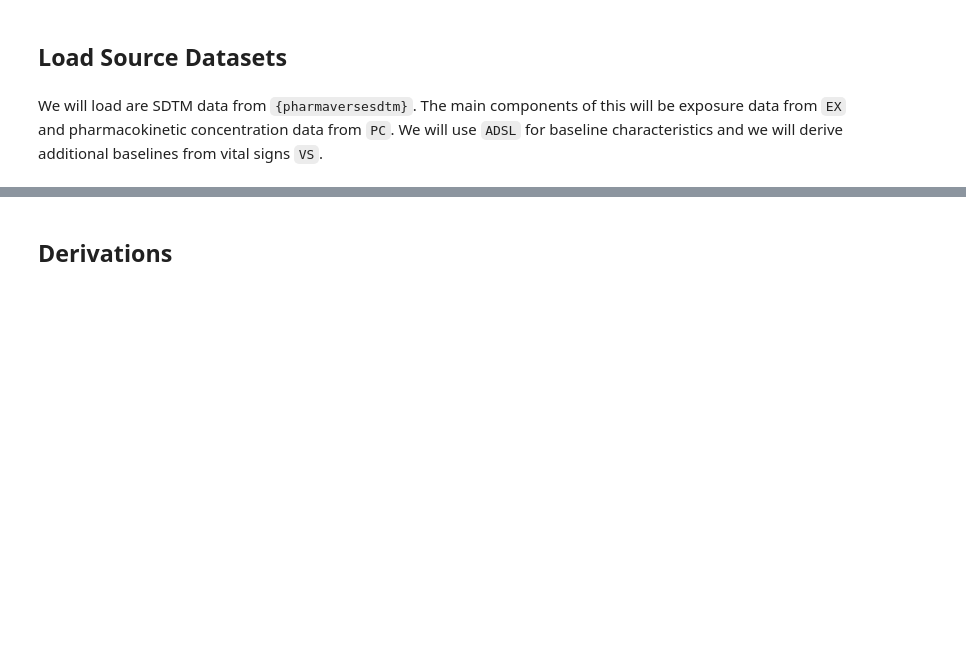
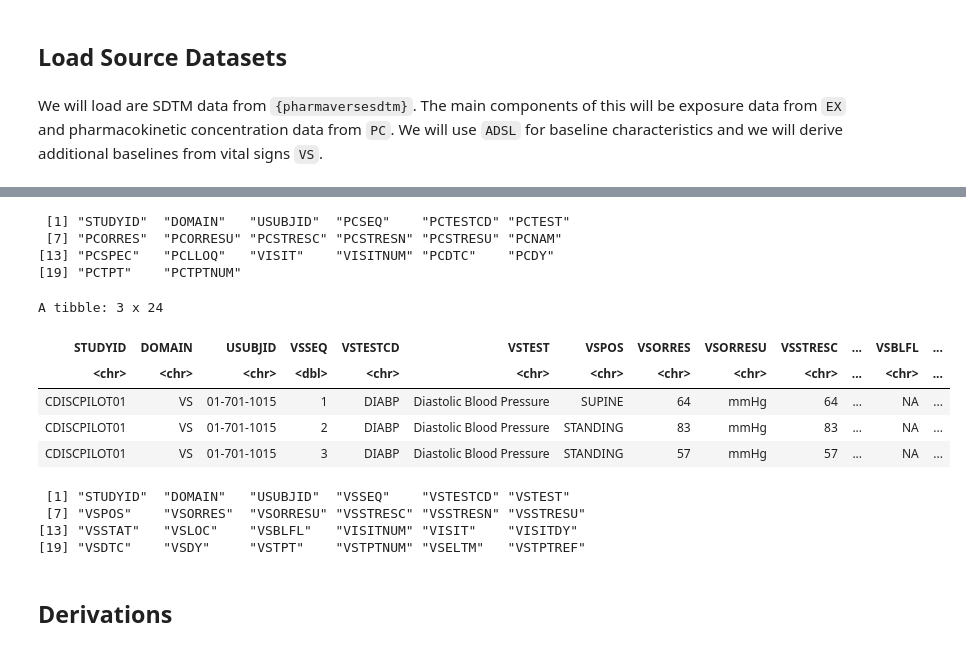
Before and after one commit to junjunmeng/R_CDISC_examples, a Jupyter notebook: adam/adpc.ipynb, the cells around one changed output, grey strips where cells are left out. Drawn from its saved outputs; the diff is of its cells as text; code cells hidden in the pictures; blank space fills up the shorter version.

```diff
--- a/adam/adpc.ipynb
+++ b/adam/adpc.ipynb
@@ -60,3 +81,26 @@ vs <- convert_blanks_to_na(vs)
+# %%
+colnames(pc)
+# %% [output]
+ [1] "STUDYID"  "DOMAIN"   "USUBJID"  "PCSEQ"    "PCTESTCD" "PCTEST"
+ [7] "PCORRES"  "PCORRESU" "PCSTRESC" "PCSTRESN" "PCSTRESU" "PCNAM"
+[13] "PCSPEC"   "PCLLOQ"   "VISIT"    "VISITNUM" "PCDTC"    "PCDY"
+[19] "PCTPT"    "PCTPTNUM"
+# %%
+head(vs, 3)
+# %% [output]
+A tibble: 3 x 24
+| STUDYID | DOMAIN | USUBJID | VSSEQ | VSTESTCD | VSTEST | VSPOS | VSORRES | VSORRESU | VSSTRESC | ... | VSBLFL | ... |
+| <chr> | <chr> | <chr> | <dbl> | <chr> | <chr> | <chr> | <chr> | <chr> | <chr> | ... | <chr> | ... |
+| CDISCPILOT01 | VS | 01-701-1015 | 1 | DIABP | Diastolic Blood Pressure | SUPINE | 64 | mmHg | 64 | ... | NA | ... |
+| CDISCPILOT01 | VS | 01-701-1015 | 2 | DIABP | Diastolic Blood Pressure | STANDING | 83 | mmHg | 83 | ... | NA | ... |
+| CDISCPILOT01 | VS | 01-701-1015 | 3 | DIABP | Diastolic Blood Pressure | STANDING | 57 | mmHg | 57 | ... | NA | ... |
+# %%
+colnames(vs)
+# %% [output]
+ [1] "STUDYID"  "DOMAIN"   "USUBJID"  "VSSEQ"    "VSTESTCD" "VSTEST"
+ [7] "VSPOS"    "VSORRES"  "VSORRESU" "VSSTRESC" "VSSTRESN" "VSSTRESU"
+[13] "VSSTAT"   "VSLOC"    "VSBLFL"   "VISITNUM" "VISIT"    "VISITDY"
+[19] "VSDTC"    "VSDY"     "VSTPT"    "VSTPTNUM" "VSELTM"   "VSTPTREF"
 # %% [markdown]
 ## Derivations
 # %% [markdown]
```
Also changed, not shown: parts of 35 cells of this notebook.
